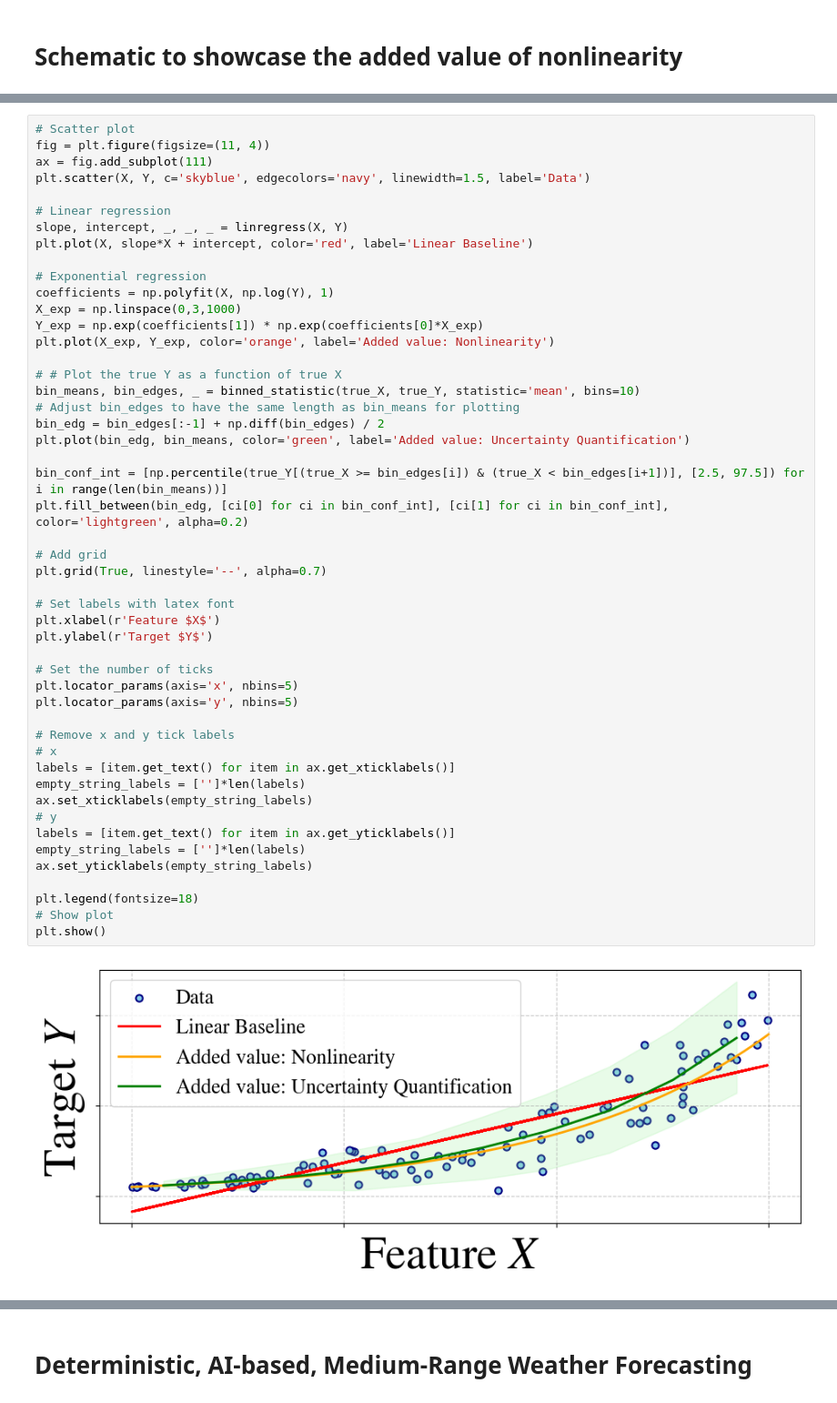
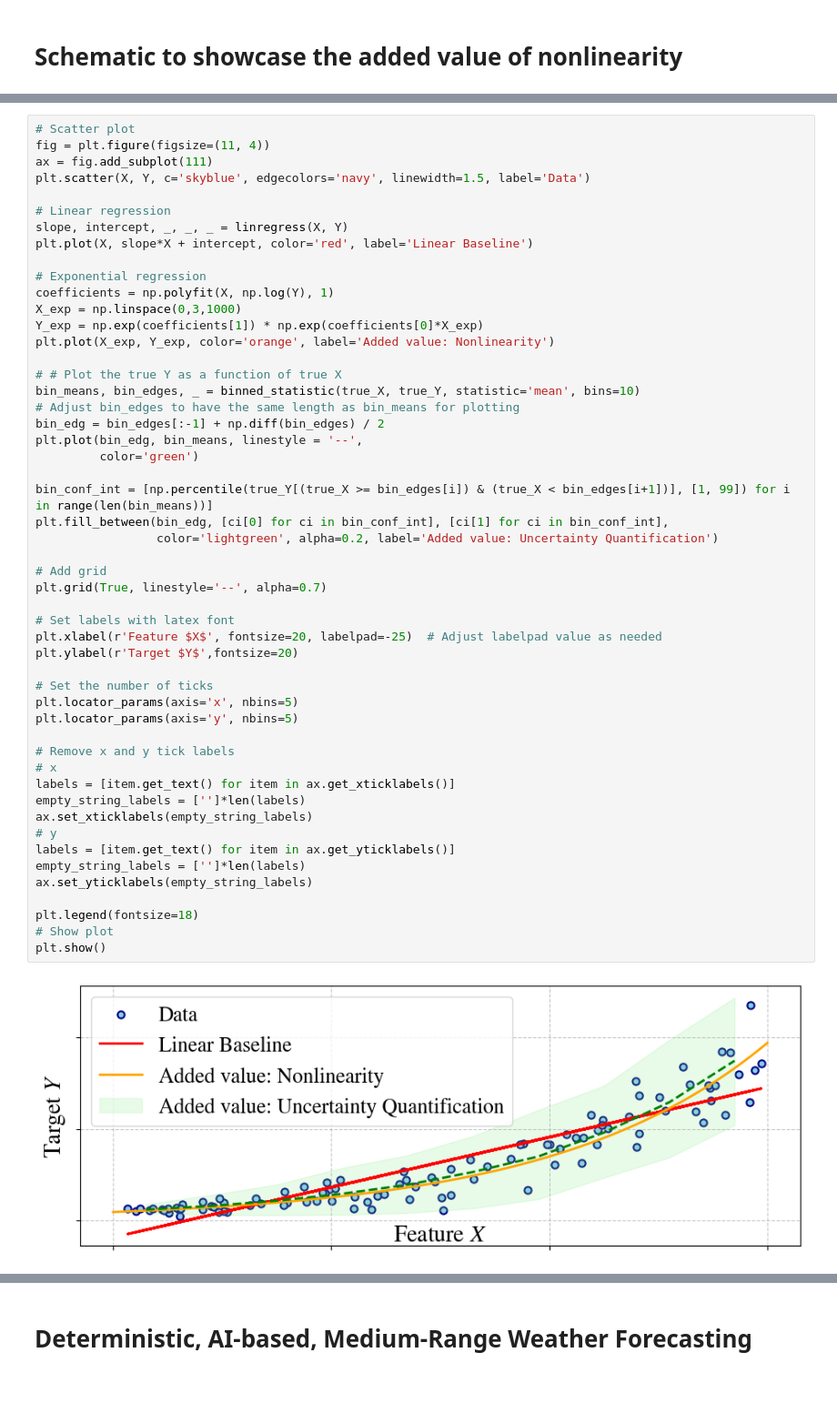
Before and after one commit to tbeucler/ml4rt, a Jupyter notebook: notebooks_tbeucler/07_SGC_Figures.ipynb, the cells around one changed output, grey strips where cells are left out. Shown: that part at 91% size. Saved outputs shown, nothing was run; the diff lists cells and outputs as text.

```diff
--- a/notebooks_tbeucler/07_SGC_Figures.ipynb
+++ b/notebooks_tbeucler/07_SGC_Figures.ipynb
@@ -107,36 +87,38 @@ plt.plot(X_exp, Y_exp, color='orange', label='Added value: Nonlinearity')
 
 # # Plot the true Y as a function of true X
 bin_means, bin_edges, _ = binned_statistic(true_X, true_Y, statistic='mean', bins=10)
 # Adjust bin_edges to have the same length as bin_means for plotting
 bin_edg = bin_edges[:-1] + np.diff(bin_edges) / 2
-plt.plot(bin_edg, bin_means, color='green', label='Added value: Uncertainty Quantification')
+plt.plot(bin_edg, bin_means, linestyle = '--',
+         color='green')
 
-bin_conf_int = [np.percentile(true_Y[(true_X >= bin_edges[i]) & (true_X < bin_edges[i+1])], [2.5, 97.5]) for i in range(len(bin_means))]
-plt.fill_between(bin_edg, [ci[0] for ci in bin_conf_int], [ci[1] for ci in bin_conf_int], color='lightgreen', alpha=0.2)
+bin_conf_int = [np.percentile(true_Y[(true_X >= bin_edges[i]) & (true_X < bin_edges[i+1])], [1, 99]) for i in range(len(bin_means))]
+plt.fill_between(bin_edg, [ci[0] for ci in bin_conf_int], [ci[1] for ci in bin_conf_int],
+                 color='lightgreen', alpha=0.2, label='Added value: Uncertainty Quantification')
 
 # Add grid
 plt.grid(True, linestyle='--', alpha=0.7)
 
 # Set labels with latex font
-plt.xlabel(r'Feature $X$')
-plt.ylabel(r'Target $Y$')
+plt.xlabel(r'Feature $X$', fontsize=20, labelpad=-25)  # Adjust labelpad value as needed
+plt.ylabel(r'Target $Y$',fontsize=20)
 
 # Set the number of ticks
 plt.locator_params(axis='x', nbins=5)
 plt.locator_params(axis='y', nbins=5)
 
 # Remove x and y tick labels
 # x
 labels = [item.get_text() for item in ax.get_xticklabels()]
 empty_string_labels = ['']*len(labels)
 ax.set_xticklabels(empty_string_labels)
 # y
 labels = [item.get_text() for item in ax.get_yticklabels()]
 empty_string_labels = ['']*len(labels)
 ax.set_yticklabels(empty_string_labels)
 
 plt.legend(fontsize=18)
 # Show plot
 plt.show()
 # %% [output]
-[figure, old version]
+[figure, new version]
```
Also changed, not shown: parts of 7 cells of this notebook.
